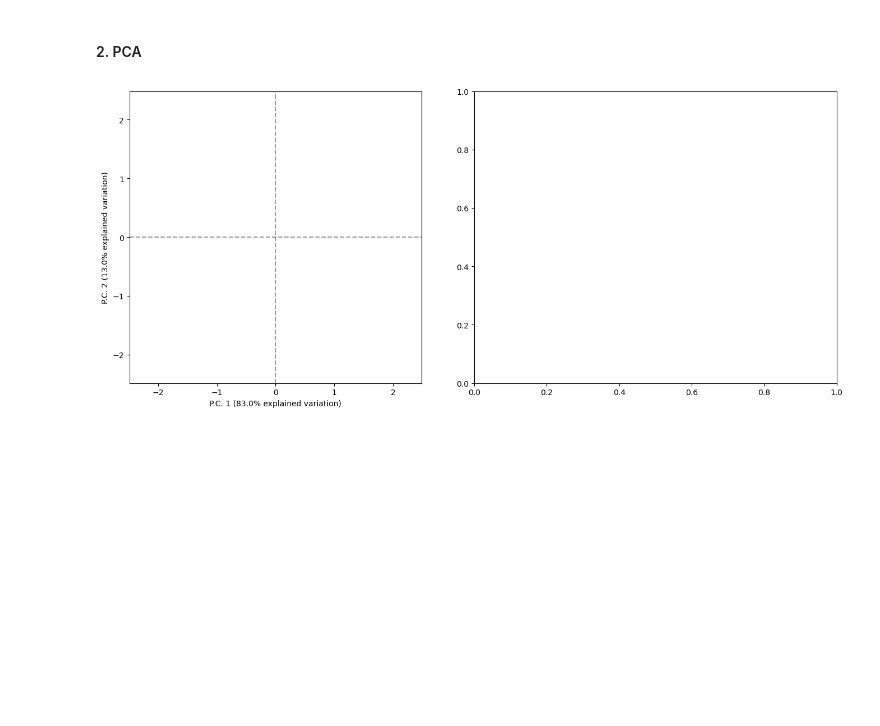
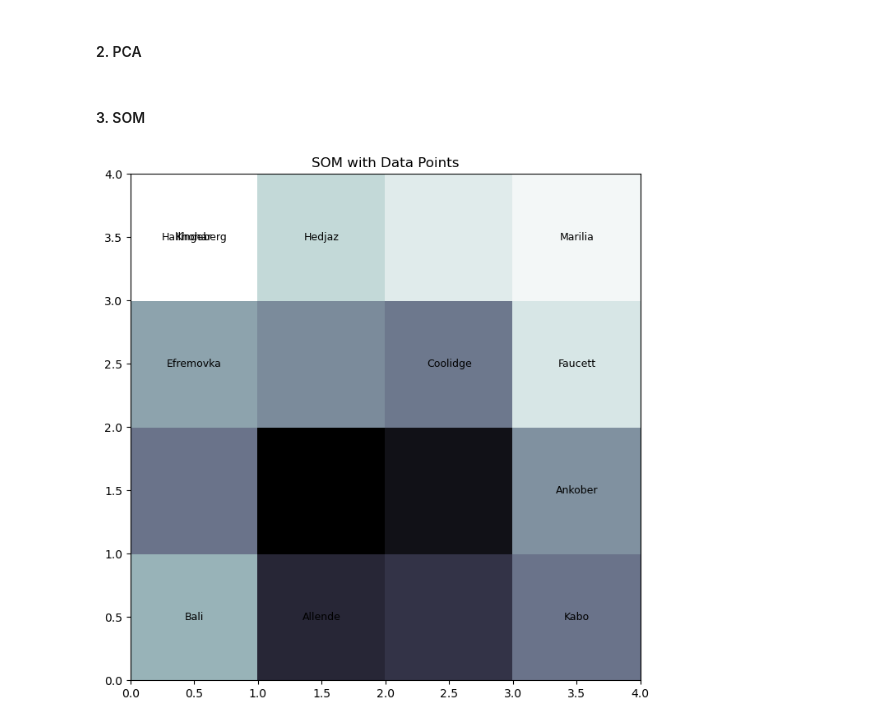
Before and after one commit to AntonWangDTU/coda_exam, a Jupyter notebook: src/clustering.ipynb, the cells around one changed output. Cells and saved outputs as stored; diff of their text form; code cells hidden in the pictures; blank space fills up the shorter version.

```diff
--- a/src/clustering.ipynb
+++ b/src/clustering.ipynb
@@ -31,6 +31,7 @@ data['Location'] = data['Location'].str.replace(r'\s*\(.*?\)', '', regex=True).s
 # Reorder columns: Location, Type, then the rest
 cols = ['Location', 'Type'] + [col for col in data.columns if col not in ['Location', 'Type']]
 data = data[cols]
+data.iloc[:, 2:] = data.iloc[:, 2:].coda.closure(100)
 
 # Check result
 print(data.head())
@@ -46,16 +54,65 @@ print(data.shape)
 # %% [markdown]
 #### 2. PCA
 # %%
-import matplotlib.pyplot as plt
+import numpy as np
+import pandas as pd
 
-# Define colors for each Type class
-unique_types = data['Type'].unique()
-color_map = {type_name: color for type_name, color in zip(unique_types, plt.cm.tab10.colors)}
+# Apply transformations
+clr_data = data.iloc[:, 2:].coda.center().coda.scale().coda.clr().values
 
-# Create side-by-side plots
-fig, (ax1, ax2) = plt.subplots(1, 2, figsize=(14, 6))
+# Run SVD directly
+u, s, vt = np.linalg.svd(clr_data, full_matrices=False)
 
-# Create the biplot object, telling it to use ax1
-mypca = coda.pca.Biplot(data.iloc[:, 2:], axis=ax1, default=False)
+loadings = pd.DataFrame(vt.T * s, index=data.columns[2:], columns=[f'pc{i+1}' for i in range(vt.shape[0])])
+
+# Psi matric
+psi = vt.T
+
+# Removing the last column of psi
+psi = psi[:, :-1]
-# %% [output]
-[figure, removed]
+# %% [markdown]
+#### 3. SOM
+# %%
+# Select label columns
+label_data = data.iloc[:, :2]
+# Select numerical (compositional) columns
+numerical_data = data.iloc[:, 2:]
+# Apply CLR transform on numerical part
+clr_data = numerical_data.coda.clr()
+
+# Combine labels and transformed data
+combined_data = pd.concat([label_data, clr_data], axis=1)
+
+# Extract just the clr-transformed numerical part for SOM
+som_input = clr_data.values  # shape (n_samples, n_features)
+
+
+from minisom import MiniSom
+
+# Define SOM grid (for example: 10x10)
+som = MiniSom(x=4, y=4, input_len=som_input.shape[1], sigma=1.0, learning_rate=0.5)
+
+# Initialize weights
+som.random_weights_init(som_input)
+
+# Train SOM
+som.train_random(som_input, num_iteration=1000)
+# %%
+# Example: using first label column as a category
+labels = label_data.iloc[:, 0]
+
+plt.figure(figsize=(8, 8))
+plt.pcolor(som.distance_map().T, cmap='bone_r')  # background U-matrix
+
+# Plot each data point
+for i, x in enumerate(som_input):
+    w = som.winner(x)  # (x, y) position on the SOM grid
+    plt.plot(w[0] + 0.5, w[1] + 0.5, markerfacecolor='None',
+              markersize=12, markeredgewidth=2)
+    plt.text(w[0] + 0.5, w[1] + 0.5, str(labels.iloc[i]),
+             fontsize=9, ha='center', va='center')
+
+plt.title('SOM with Data Points')
+plt.show()
+# %% [output]
+[figure, added]
```
Also changed, not shown: parts of 3 cells of this notebook, 2 other files.
